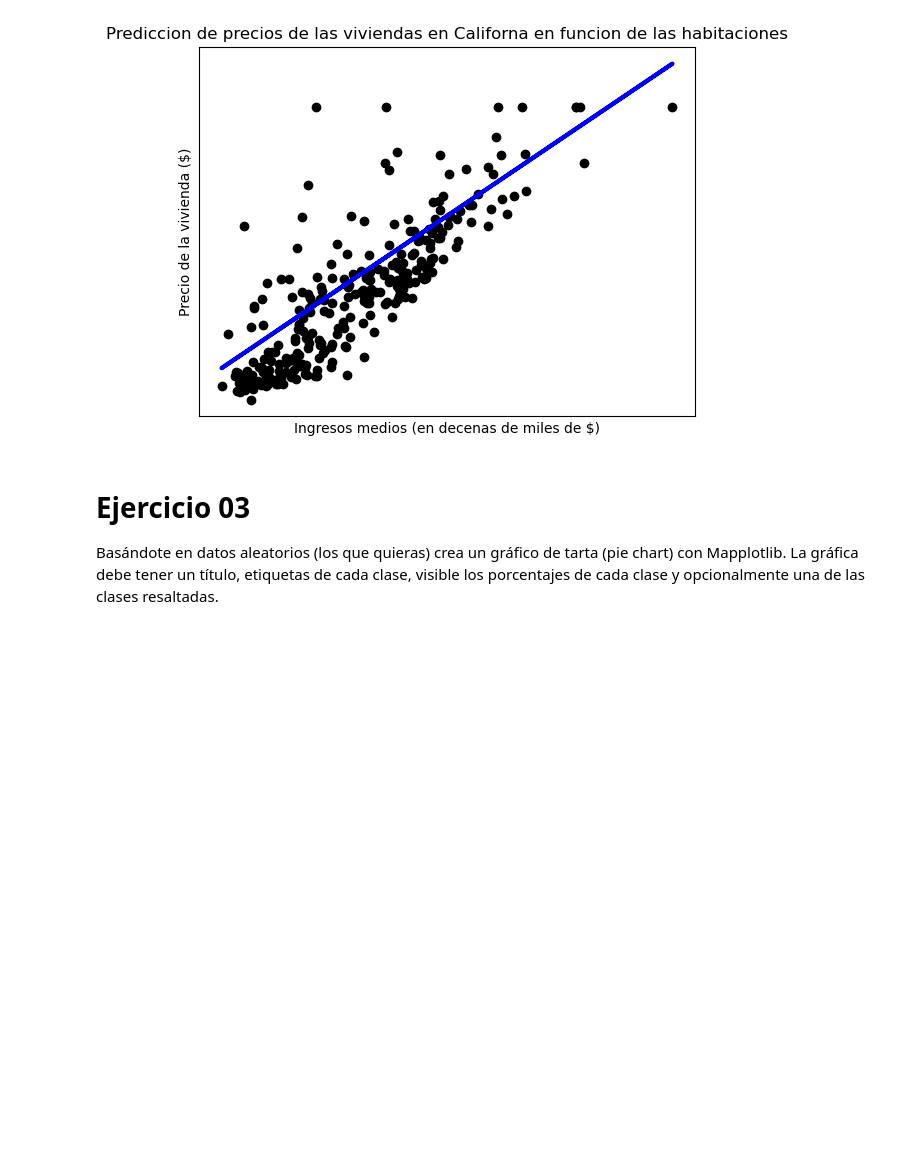
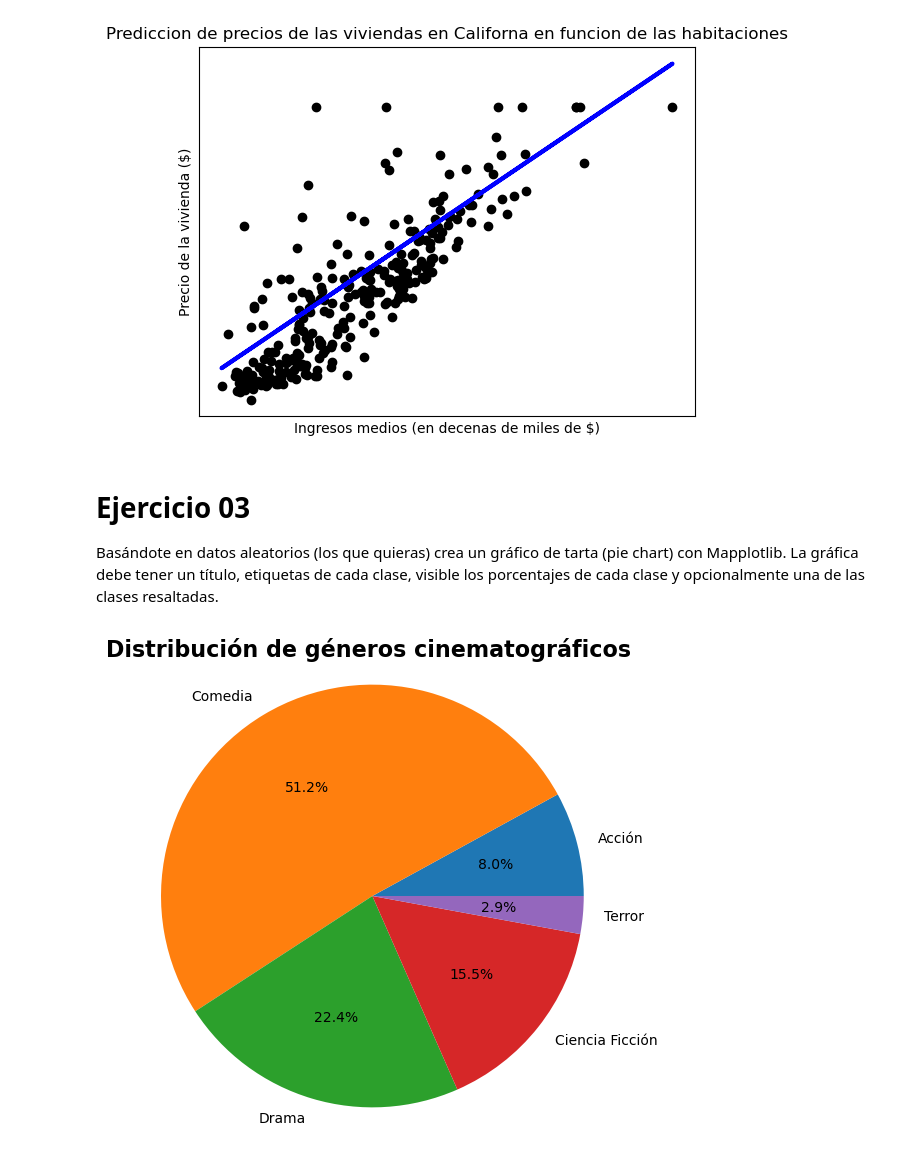
Before and after one commit to Dusk012/SI, a Jupyter notebook: P0/Pandas/Practica02.ipynb, the cells around one changed output. Drawn from its saved outputs; the diff is of its cells as text; code cells hidden in the pictures; blank space fills up the shorter version.

```diff
--- a/P0/Pandas/Practica02.ipynb
+++ b/P0/Pandas/Practica02.ipynb
@@ -412,4 +412,33 @@ R2: 0.64
 # Ejercicio 03
 Basándote en datos aleatorios (los que quieras) crea un gráfico de tarta (pie chart) con Mapplotlib. La gráfica debe tener un título, etiquetas de cada clase, visible los porcentajes de cada clase y opcionalmente una de las clases resaltadas.
 # %%
-# Escribe aqui el ejercicio 3
+# Ejercicio 3: Gráfico de tarta con datos aleatorios
+
+import matplotlib.pyplot as plt
+import numpy as np
+
+np.random.seed(42) #Ponemos un numeor para que sea reproducible, quitamos seed() si no lo queremos
+
+categorias = ['Acción', 'Comedia', 'Drama', 'Ciencia Ficción', 'Terror']
+
+# Generamos porcentajes aleatorios que sumen 100
+porcentajes = np.random.dirichlet(np.ones(len(categorias))) * 100
+
+# Creamos el gráfico de tarta
+plt.figure(figsize=(6, 6)) #Crea tamaño de fondo
+plt.pie(porcentajes,
+        labels=categorias,
+        autopct='%1.1f%%',      # Muestra porcentajes con un decimal
+)
+
+# Título del gráfico
+plt.title('Distribución de géneros cinematográficos ',
+          fontsize=16, fontweight='bold')
+
+# Asegura que el círculo sea perfecto
+plt.axis('equal')
+
+# Mostramos el gráfico
+plt.show()
+# %% [output]
+[figure, added]
```
